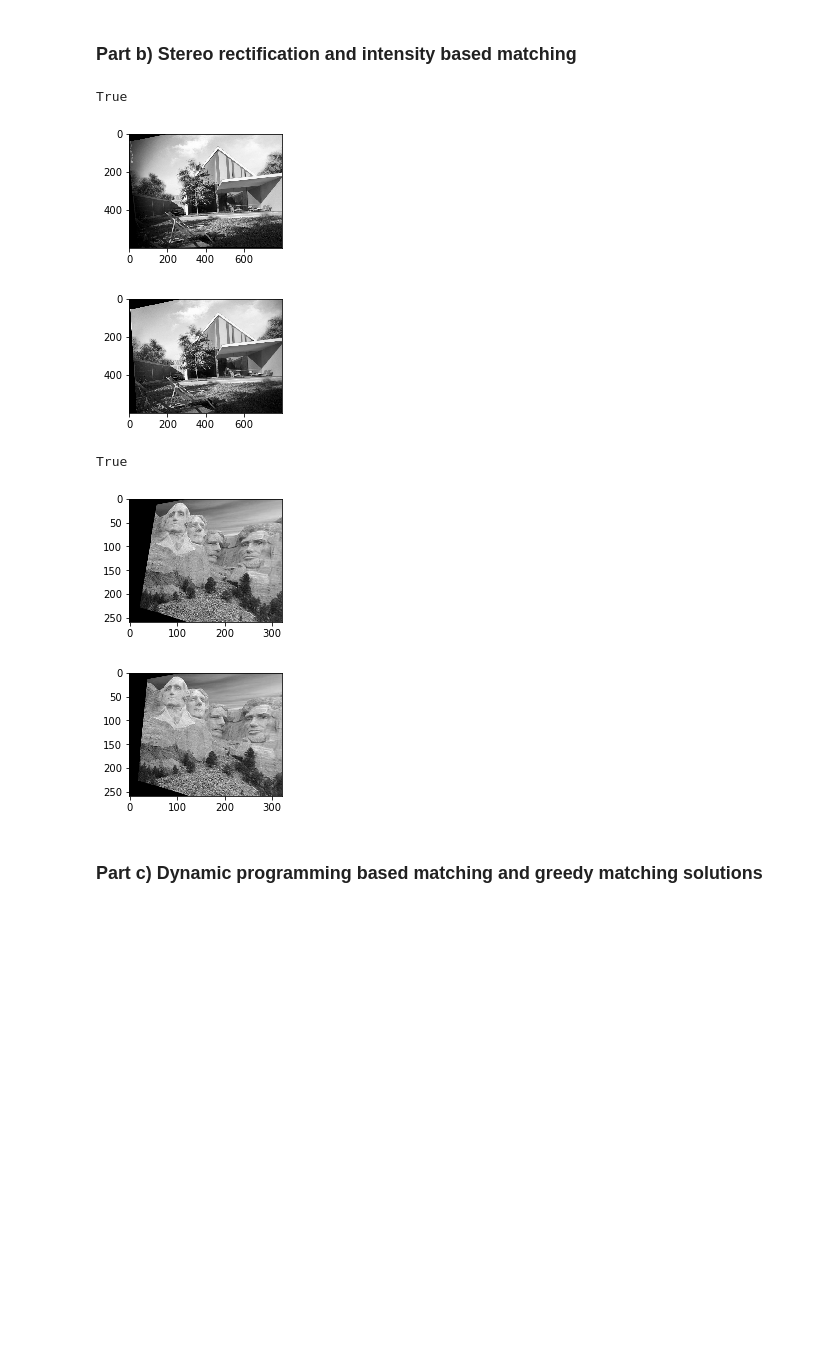
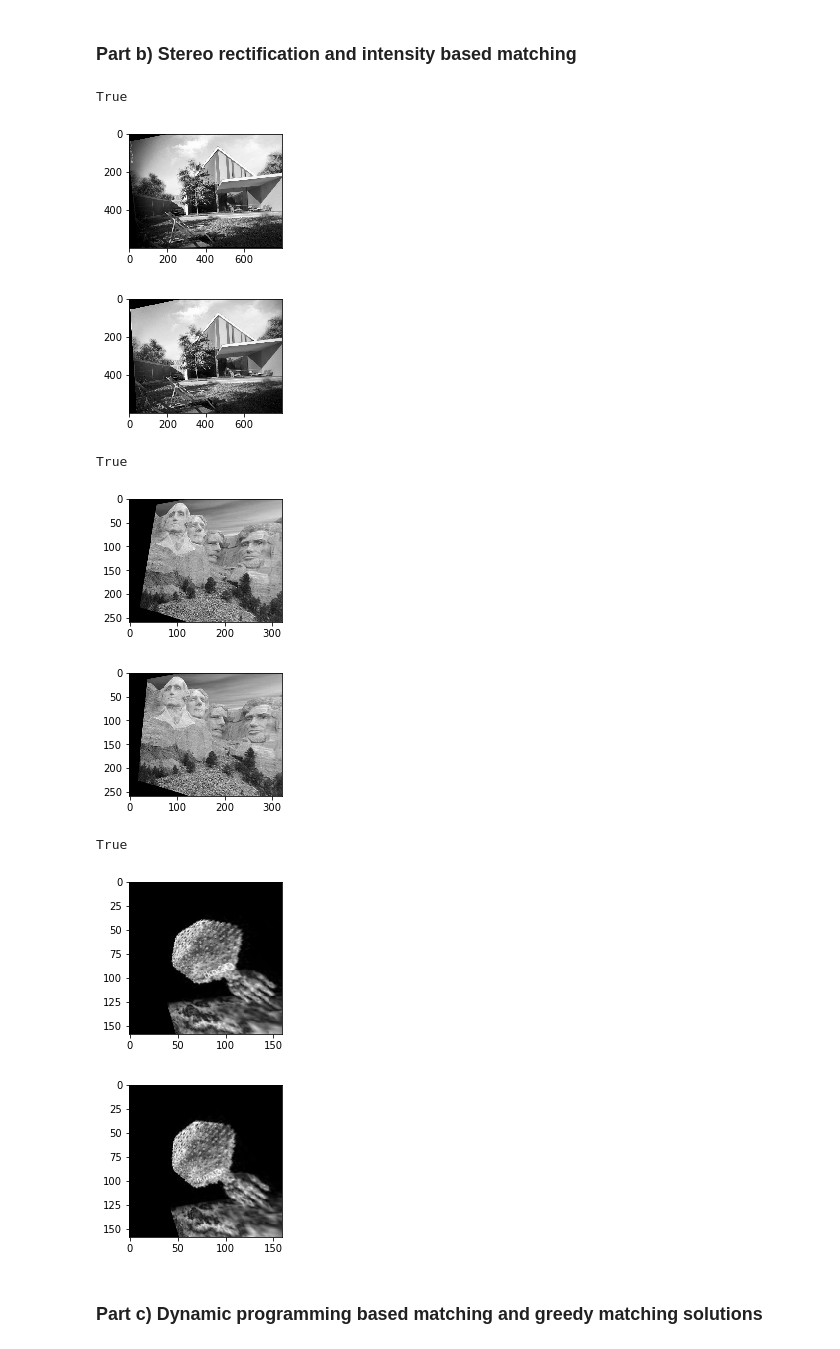
Before and after one commit to RahulSajnani/Computer-vision, a Jupyter notebook: 20171056_Assignment2/20171056_Assignment_2.ipynb, the cells around one changed output. Drawn from its saved outputs; the diff is of its cells as text; code cells hidden in the pictures; blank space fills up the shorter version.

```diff
--- a/20171056_Assignment2/20171056_Assignment_2.ipynb
+++ b/20171056_Assignment2/20171056_Assignment_2.ipynb
@@ -671,40 +689,43 @@ Calculated homography matrix
 # %%
     imageDir2 = './images/stereo_images/'
     imageId = 1
     imageFile = '%d.jpg' % imageId
     imagePath = imageDir2 + imageFile
 
     image = cv2.imread(imagePath)
     imageLeft, imageRight = divideImage(image)
     stereoRectification(imageLeft, imageRight)
 
 
     imageId = 2
     imageFile = '%d.jpg' % imageId
     imagePath = imageDir2 + imageFile
 
     image = cv2.imread(imagePath)
     imageLeft, imageRight = divideImage(image)
 
     imageLeft, imageRight = stereoRectification(imageLeft, imageRight)
 
 
-#     imageId = 3
-#     imageFile = '%d.jpeg' % imageId
-#     imagePath = imageDir2 + imageFile
+    imageId = 3
+    imageFile = '%d.jpeg' % imageId
+    imagePath = imageDir2 + imageFile
 
-#     image = cv2.imread(imagePath)
-#     imageLeft, imageRight = divideImage(image)
+    image = cv2.imread(imagePath)
+    imageLeft, imageRight = divideImage(image)
 
-#     imageLeft, imageRight = stereoRectification(imageLeft, imageRight)
-# #     getEpipolarlines(imageLeft, imageRight)
+    imageLeft, imageRight = stereoRectification(imageLeft, imageRight)
+#     getEpipolarlines(imageLeft, imageRight)
 # %% [output]
 True
 [figure]
 [figure]
 True
 [figure]
 [figure]
+True
+[figure, added]
+[figure, added]
 # %% [markdown]
 ### Part c) Dynamic programming based matching and greedy matching solutions
 # %%
```
Also changed, not shown: parts of 12 cells of this notebook.
